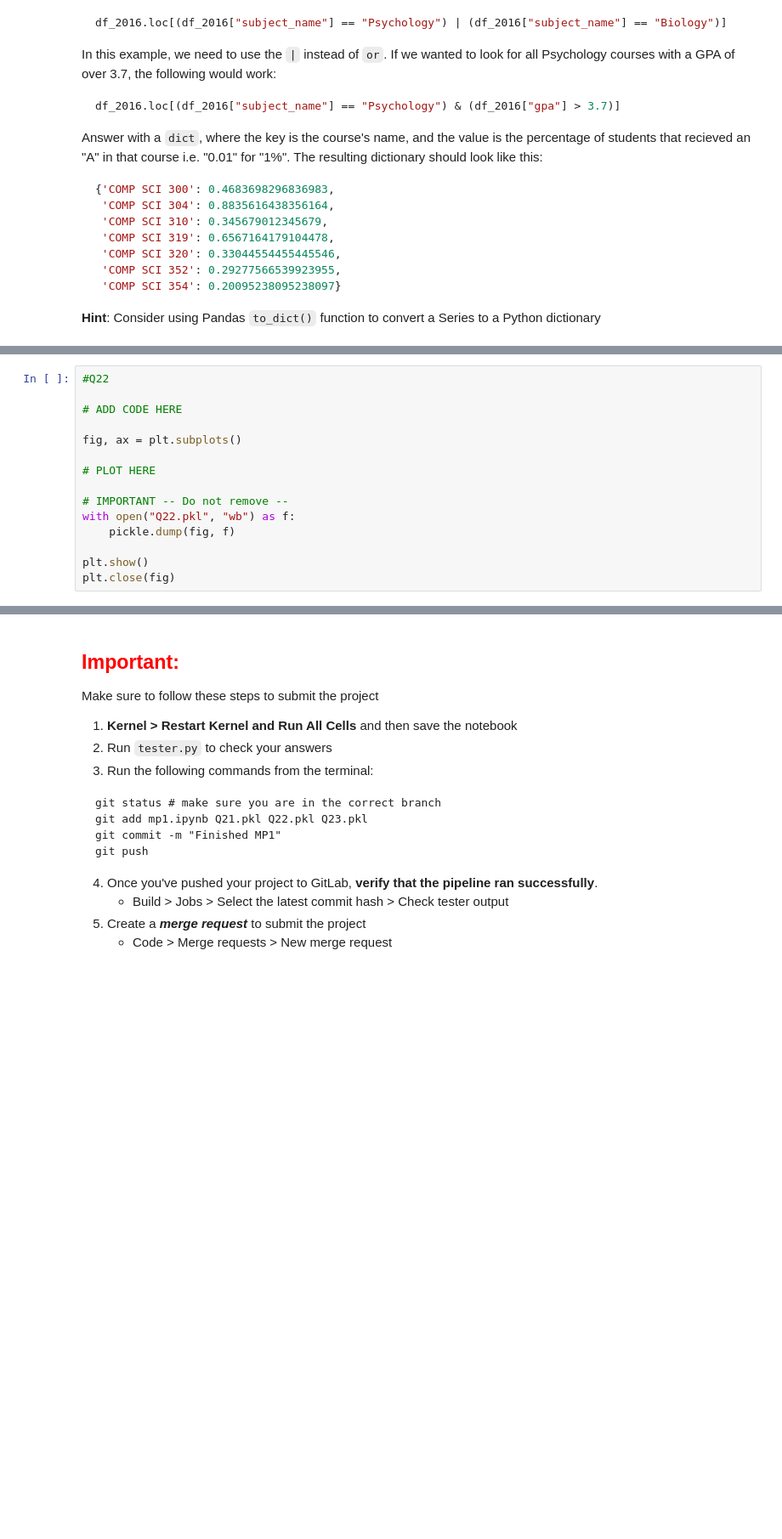
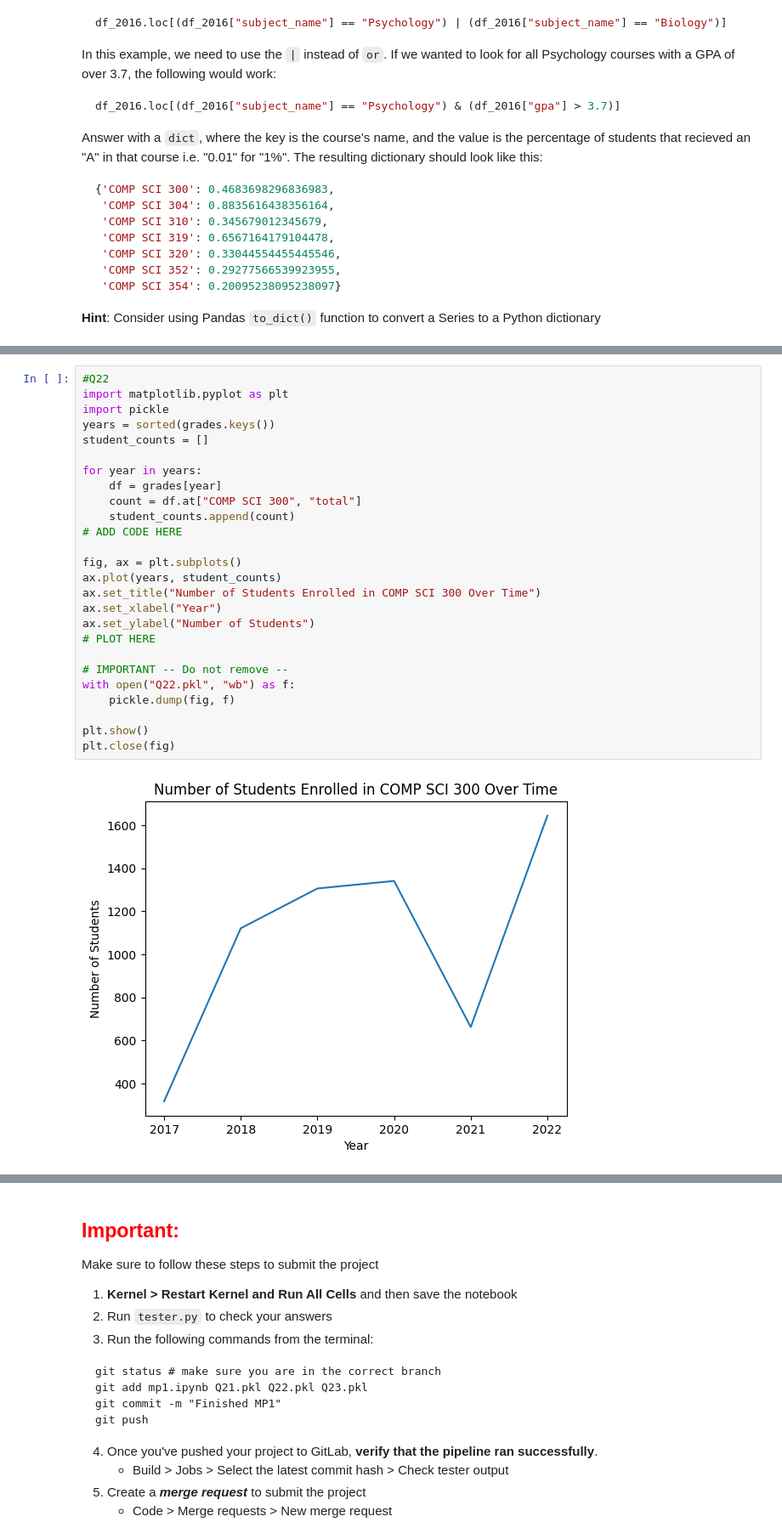
Before and after one commit to Holly-LeLe/cs320-labs-and-projects, a Jupyter notebook: projects/mp1/mp1.ipynb, the cells around one changed output, grey strips where cells are left out. Shown at 85% size. Drawn from its saved outputs; the diff is of its cells as text; blank space fills up the shorter version.

```diff
--- a/projects/mp1/mp1.ipynb
+++ b/projects/mp1/mp1.ipynb
@@ -450,19 +591,32 @@ _Use `matplotlib` to plot the data._
 <img src="img/q22.png" width="400px">
 # %%
 #Q22
+import matplotlib.pyplot as plt
+import pickle
+years = sorted(grades.keys())
+student_counts = []
 
+for year in years:
+    df = grades[year]
+    count = df.at["COMP SCI 300", "total"]
+    student_counts.append(count)
 # ADD CODE HERE
 
 fig, ax = plt.subplots()
-
+ax.plot(years, student_counts)
+ax.set_title("Number of Students Enrolled in COMP SCI 300 Over Time")
+ax.set_xlabel("Year")
+ax.set_ylabel("Number of Students")
 # PLOT HERE
 
 # IMPORTANT -- Do not remove --
 with open("Q22.pkl", "wb") as f:
     pickle.dump(fig, f)
 
 plt.show()
 plt.close(fig)
+# %% [output]
+[figure, added]
 # %% [markdown]
 ### Q23: How does the number of students enrolled in a course relate to the number of students who received an "A" in 2022?
 
```
Also changed, not shown: parts of 28 cells of this notebook, 3 other files.
